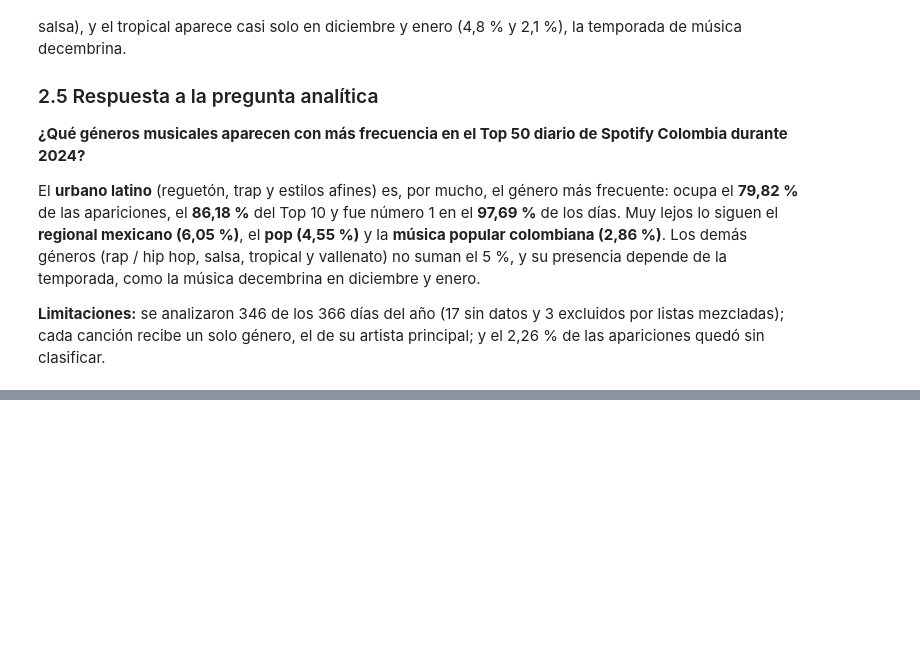
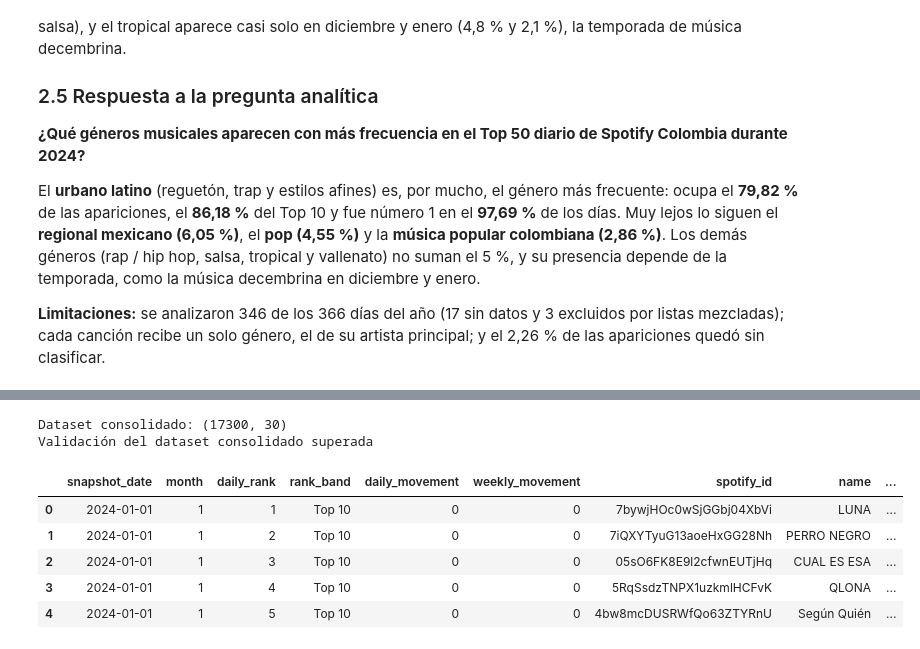
Before and after one commit to jeferson-estiven-vargas/proyecto-spotify-colombia, a Jupyter notebook: notebooks/data_preparation.ipynb, the cells around one changed output, grey strips where cells are left out. Drawn from its saved outputs; the diff is of its cells as text; code cells hidden in the pictures; blank space fills up the shorter version.

Commit message:
feat: prepare and validate processed datasets

```diff
--- a/notebooks/data_preparation.ipynb
+++ b/notebooks/data_preparation.ipynb
@@ -780,0 +894,38 @@ El **urbano latino** (reguetón, trap y estilos afines) es, por mucho, el géner
+# %%
+COLUMNAS_FINALES = (["snapshot_date", "month", "daily_rank", "rank_band", "daily_movement", "weekly_movement",
+                     "spotify_id", "name", "artists", "main_artist", "artist_count", "genre", "genre_confidence",
+                     "popularity", "is_explicit", "album_name", "album_release_date"] + COLUMNAS_AUDIO)
+
+top50_consolidado = (kaggle_limpio
+    .merge(generos[["main_artist", "genre", "confidence"]], on="main_artist", how="left", validate="m:1")
+    .rename(columns={"confidence": "genre_confidence"})
+    .assign(month=lambda df: df["snapshot_date"].dt.month,
+            rank_band=lambda df: pd.cut(df["daily_rank"], bins=[0, 10, 25, 50],
+                                        labels=["Top 10", "11-25", "26-50"]))
+    [COLUMNAS_FINALES]
+    .sort_values(["snapshot_date", "daily_rank"])
+    .reset_index(drop=True))
+
+# Integridad y consistencia
+clave = ["snapshot_date", "daily_rank"]
+assert len(top50_consolidado) == len(kaggle_limpio), "el merge creó o perdió filas"
+assert not top50_consolidado.duplicated(subset=clave).any(), "clave fecha + posición repetida"
+assert top50_consolidado["genre"].notna().all(), "apariciones sin género"
+assert set(top50_consolidado["genre"]) <= set(GENEROS_VALIDOS), "géneros no válidos"
+assert top50_consolidado[["snapshot_date", "daily_rank", "spotify_id", "main_artist"]].notna().all().all()
+genero_map = top50.set_index(clave)["genre"].sort_index()
+genero_merge = top50_consolidado.set_index(clave)["genre"].sort_index()
+assert (genero_map == genero_merge).all(), "el merge no coincide con la categorización de la Lección 3"
+
+print("Dataset consolidado:", top50_consolidado.shape)
+print("Validación del dataset consolidado superada")
+top50_consolidado.head()
+# %% [output]
+Dataset consolidado: (17300, 30)
+Validación del dataset consolidado superada
+|  | snapshot_date | month | daily_rank | rank_band | daily_movement | weekly_movement | spotify_id | name | ... |
+| 0 | 2024-01-01 | 1 | 1 | Top 10 | 0 | 0 | 7bywjHOc0wSjGGbj04XbVi | LUNA | ... |
+| 1 | 2024-01-01 | 1 | 2 | Top 10 | 0 | 0 | 7iQXYTyuG13aoeHxGG28Nh | PERRO NEGRO | ... |
+| 2 | 2024-01-01 | 1 | 3 | Top 10 | 0 | 0 | 05sO6FK8E9l2cfwnEUTjHq | CUAL ES ESA | ... |
+| 3 | 2024-01-01 | 1 | 4 | Top 10 | 0 | 0 | 5RqSsdzTNPX1uzkmlHCFvK | QLONA | ... |
+| 4 | 2024-01-01 | 1 | 5 | Top 10 | 0 | 0 | 4bw8mcDUSRWfQo63ZTYRnU | Según Quién | ... |
```
Also changed, not shown: parts of 10 cells of this notebook, 5 other files.
